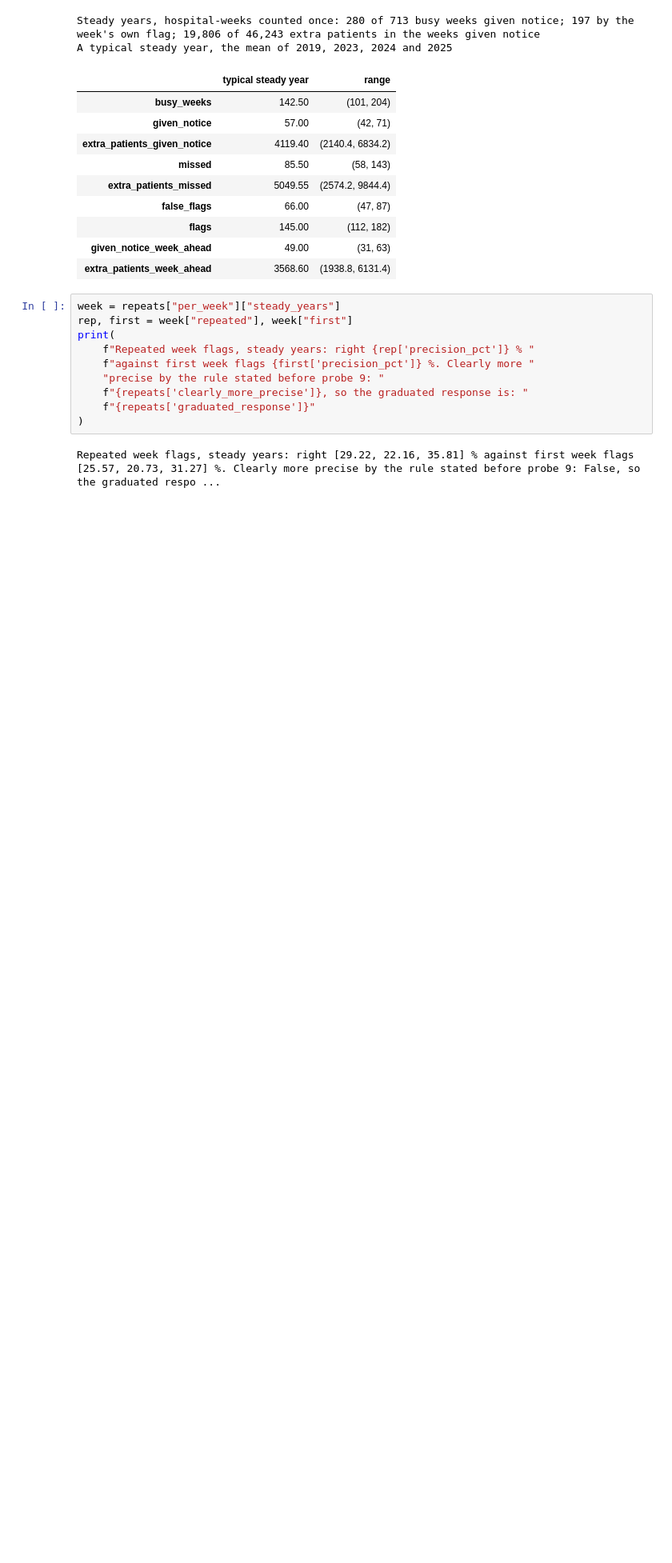
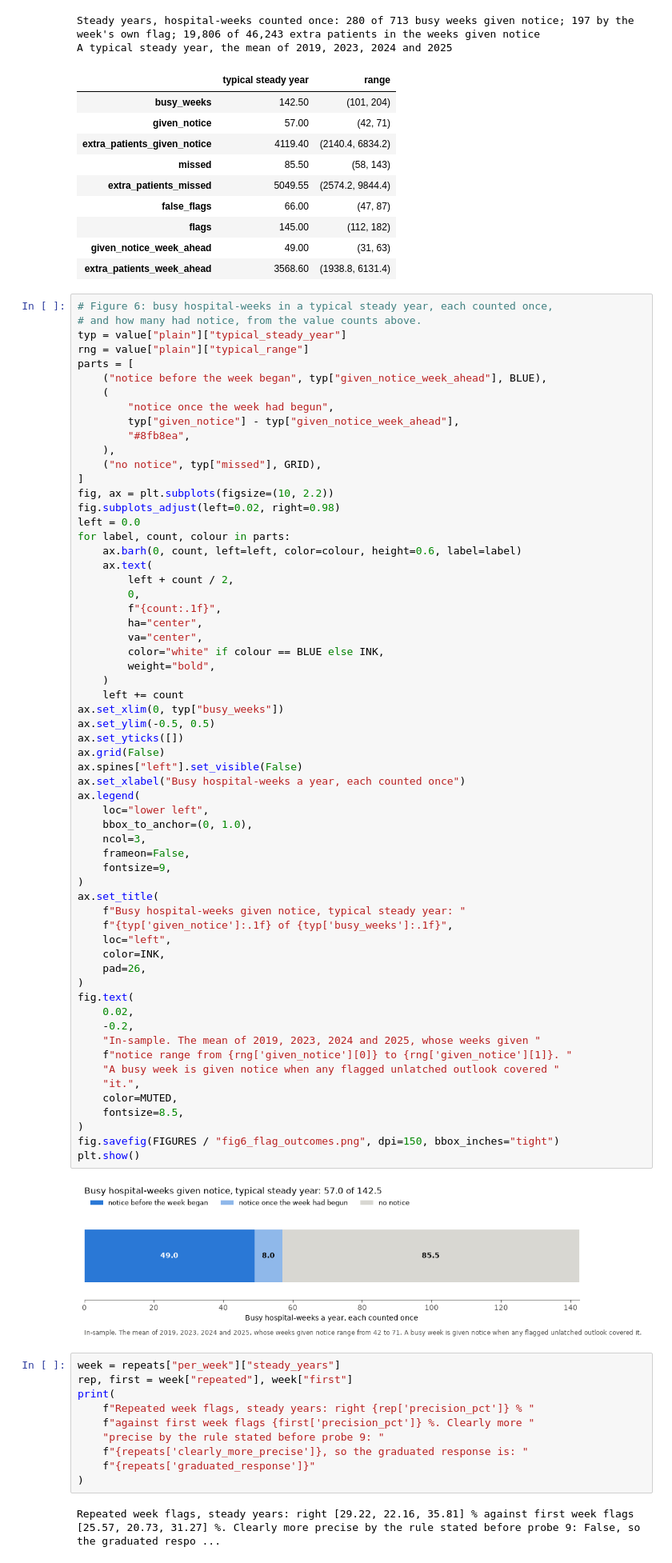
Before and after one commit to PaddyGilliland1/industry-integrated-ai-system-synthesis-old, a Jupyter notebook: ae_escalation_spot_check.ipynb, the cells around one changed output. Shown at 80% size. Cells and saved outputs as stored; diff of their text form; blank space fills up the shorter version.

```diff
--- a/ae_escalation_spot_check.ipynb
+++ b/ae_escalation_spot_check.ipynb
@@ -1927,6 +2138,69 @@ A typical steady year, the mean of 2019, 2023, 2024 and 2025
 | flags | 145.00 | (112, 182) |
 | given_notice_week_ahead | 49.00 | (31, 63) |
 | extra_patients_week_ahead | 3568.60 | (1938.8, 6131.4) |
+# %%
+# Figure 6: busy hospital-weeks in a typical steady year, each counted once,
+# and how many had notice, from the value counts above.
+typ = value["plain"]["typical_steady_year"]
+rng = value["plain"]["typical_range"]
+parts = [
+    ("notice before the week began", typ["given_notice_week_ahead"], BLUE),
+    (
+        "notice once the week had begun",
+        typ["given_notice"] - typ["given_notice_week_ahead"],
+        "#8fb8ea",
+    ),
+    ("no notice", typ["missed"], GRID),
+]
+fig, ax = plt.subplots(figsize=(10, 2.2))
+fig.subplots_adjust(left=0.02, right=0.98)
+left = 0.0
+for label, count, colour in parts:
+    ax.barh(0, count, left=left, color=colour, height=0.6, label=label)
+    ax.text(
+        left + count / 2,
+        0,
+        f"{count:.1f}",
+        ha="center",
+        va="center",
+        color="white" if colour == BLUE else INK,
+        weight="bold",
+    )
+    left += count
+ax.set_xlim(0, typ["busy_weeks"])
+ax.set_ylim(-0.5, 0.5)
+ax.set_yticks([])
+ax.grid(False)
+ax.spines["left"].set_visible(False)
+ax.set_xlabel("Busy hospital-weeks a year, each counted once")
+ax.legend(
+    loc="lower left",
+    bbox_to_anchor=(0, 1.0),
+    ncol=3,
+    frameon=False,
+    fontsize=9,
+)
+ax.set_title(
+    f"Busy hospital-weeks given notice, typical steady year: "
+    f"{typ['given_notice']:.1f} of {typ['busy_weeks']:.1f}",
+    loc="left",
+    color=INK,
+    pad=26,
+)
+fig.text(
+    0.02,
+    -0.2,
+    "In-sample. The mean of 2019, 2023, 2024 and 2025, whose weeks given "
+    f"notice range from {rng['given_notice'][0]} to {rng['given_notice'][1]}. "
+    "A busy week is given notice when any flagged unlatched outlook covered "
+    "it.",
+    color=MUTED,
+    fontsize=8.5,
+)
+fig.savefig(FIGURES / "fig6_flag_outcomes.png", dpi=150, bbox_inches="tight")
+plt.show()
+# %% [output]
+[figure, added]
 # %%
 week = repeats["per_week"]["steady_years"]
 rep, first = week["repeated"], week["first"]
```
Also changed, not shown: parts of 8 cells of this notebook, 4 other files.
